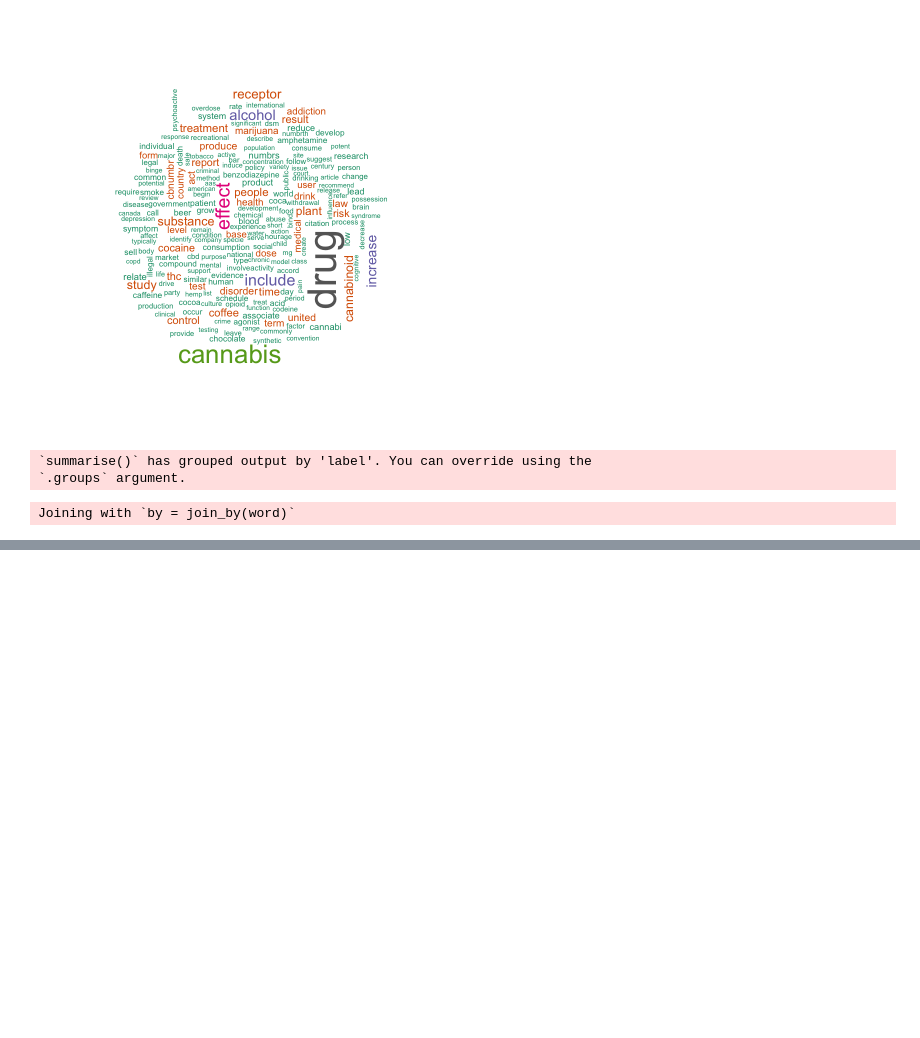
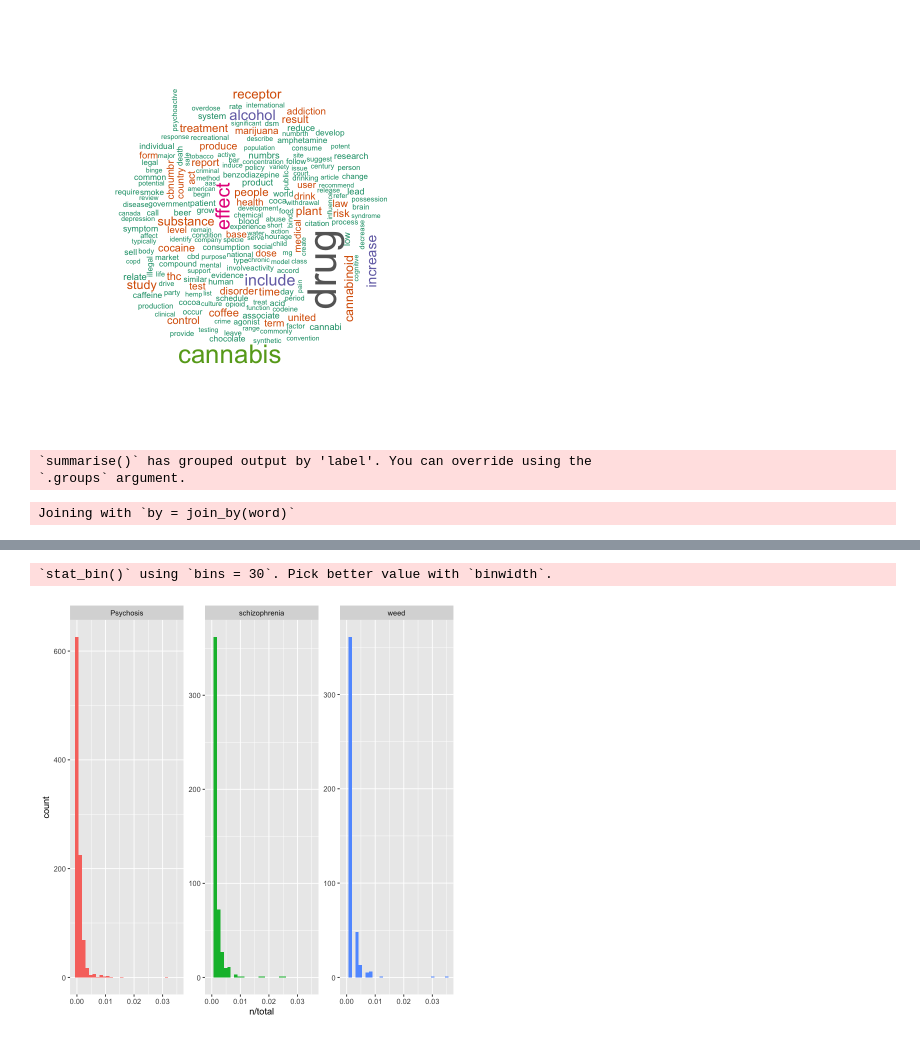
Before and after one commit to anly501/dsan-5000-project-mfgeary, a Jupyter notebook: dsan-website/5000-website/eda/eda.ipynb, the cells around one changed output, grey strips where cells are left out. Saved outputs shown, nothing was run; the diff lists cells and outputs as text; code cells hidden in the pictures; blank space fills up the shorter version.

```diff
--- a/dsan-website/5000-website/eda/eda.ipynb
+++ b/dsan-website/5000-website/eda/eda.ipynb
@@ -142,0 +205,10 @@ tidy_reddit %>%
+# %%
+tidy_reddit %>%
+    group_by(label) %>%
+    mutate(total = sum(n)) %>%
+    ggplot(aes(n/total, fill = label)) +
+    geom_histogram(show.legend = FALSE) +
+    facet_wrap(~label, ncol = 3, scales = "free_y")
+# %% [output]
+`stat_bin()` using `bins = 30`. Pick better value with `binwidth`.
+[figure, added]
```
Also changed, not shown: parts of 12 cells of this notebook.
